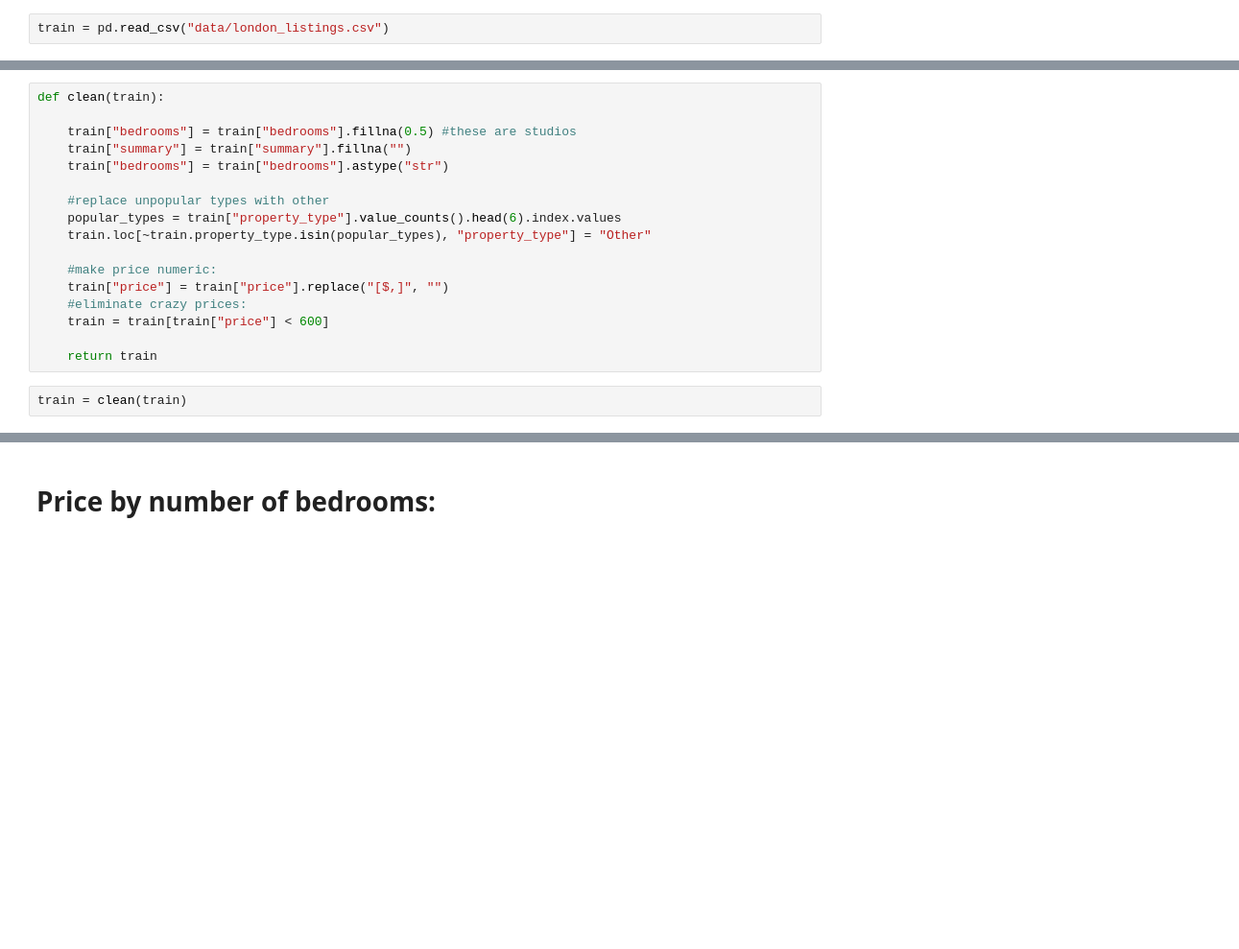
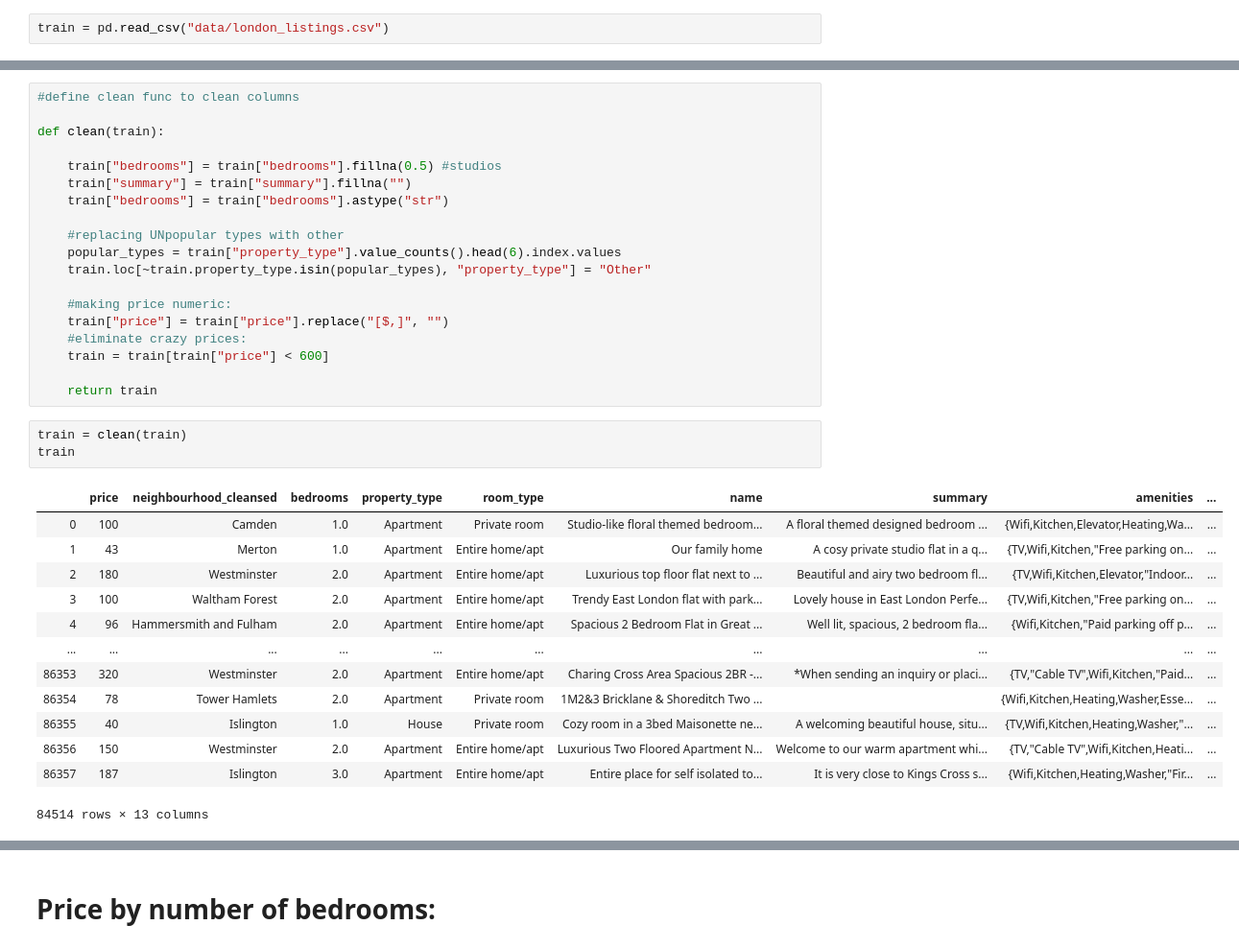
Before and after one commit to emmaolof/Airbnb-Deep-Dive, a Jupyter notebook: London_Listing_MachineLearning.ipynb, the cells around one changed output, grey strips where cells are left out. Shown at 96% size. Saved outputs shown, nothing was run; the diff lists cells and outputs as text; blank space fills up the shorter version.

```diff
--- a/London_Listing_MachineLearning.ipynb
+++ b/London_Listing_MachineLearning.ipynb
@@ -43,17 +43,19 @@ train.head()
 | 3 | 100 | Waltham Forest | 2.0 | Apartment | Entire home/apt | Trendy East London flat with park... | Lovely house in East London Perfe... | {TV,Wifi,Kitchen,"Free parking on... | ... |
 | 4 | 96 | Hammersmith and Fulham | 2.0 | Apartment | Entire home/apt | Spacious 2 Bedroom Flat in Great ... | Well lit, spacious, 2 bedroom fla... | {Wifi,Kitchen,"Paid parking off p... | ... |
 # %%
+#define clean func to clean columns
+
 def clean(train):
 
-    train["bedrooms"] = train["bedrooms"].fillna(0.5) #these are studios
+    train["bedrooms"] = train["bedrooms"].fillna(0.5) #studios
     train["summary"] = train["summary"].fillna("")
     train["bedrooms"] = train["bedrooms"].astype("str")
 
-    #replace unpopular types with other
+    #replacing UNpopular types with other
     popular_types = train["property_type"].value_counts().head(6).index.values
     train.loc[~train.property_type.isin(popular_types), "property_type"] = "Other"
 
-    #make price numeric:
+    #making price numeric:
     train["price"] = train["price"].replace("[$,]", "")
     #eliminate crazy prices:
     train = train[train["price"] < 600]
@@ -61,3 +63,18 @@ def clean(train):
     return train
 # %%
 train = clean(train)
+train
+# %% [output]
+|  | price | neighbourhood_cleansed | bedrooms | property_type | room_type | name | summary | amenities | ... |
+| 0 | 100 | Camden | 1.0 | Apartment | Private room | Studio-like floral themed bedroom... | A floral themed designed bedroom ... | {Wifi,Kitchen,Elevator,Heating,Wa... | ... |
+| 1 | 43 | Merton | 1.0 | Apartment | Entire home/apt | Our family home | A cosy private studio flat in a q... | {TV,Wifi,Kitchen,"Free parking on... | ... |
+| 2 | 180 | Westminster | 2.0 | Apartment | Entire home/apt | Luxurious top floor flat next to ... | Beautiful and airy two bedroom fl... | {TV,Wifi,Kitchen,Elevator,"Indoor... | ... |
+| 3 | 100 | Waltham Forest | 2.0 | Apartment | Entire home/apt | Trendy East London flat with park... | Lovely house in East London Perfe... | {TV,Wifi,Kitchen,"Free parking on... | ... |
+| 4 | 96 | Hammersmith and Fulham | 2.0 | Apartment | Entire home/apt | Spacious 2 Bedroom Flat in Great ... | Well lit, spacious, 2 bedroom fla... | {Wifi,Kitchen,"Paid parking off p... | ... |
+| ... | ... | ... | ... | ... | ... | ... | ... | ... | ... |
+| 86353 | 320 | Westminster | 2.0 | Apartment | Entire home/apt | Charing Cross Area Spacious 2BR -... | *When sending an inquiry or placi... | {TV,"Cable TV",Wifi,Kitchen,"Paid... | ... |
+| 86354 | 78 | Tower Hamlets | 2.0 | Apartment | Private room | 1M2&3 Bricklane & Shoreditch Two ... |  | {Wifi,Kitchen,Heating,Washer,Esse... | ... |
+| 86355 | 40 | Islington | 1.0 | House | Private room | Cozy room in a 3bed Maisonette ne... | A welcoming beautiful house, situ... | {TV,Wifi,Kitchen,Heating,Washer,"... | ... |
+| 86356 | 150 | Westminster | 2.0 | Apartment | Entire home/apt | Luxurious Two Floored Apartment N... | Welcome to our warm apartment whi... | {TV,"Cable TV",Wifi,Kitchen,Heati... | ... |
+| 86357 | 187 | Islington | 3.0 | Apartment | Entire home/apt | Entire place for self isolated to... | It is very close to Kings Cross s... | {Wifi,Kitchen,Heating,Washer,"Fir... | ... |
+84514 rows × 13 columns
```
Also changed, not shown: parts of 10 cells of this notebook.
